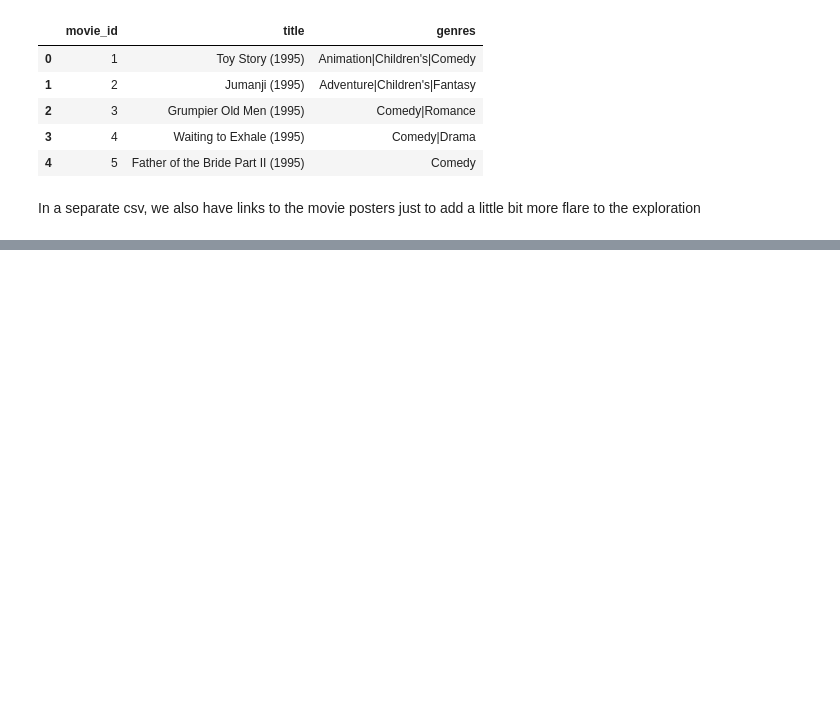
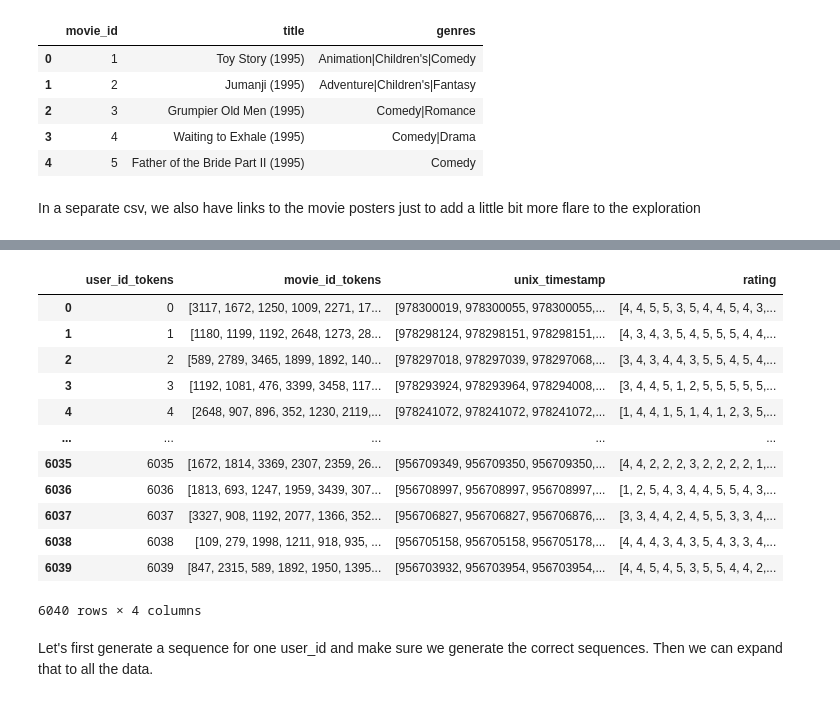
Before and after one commit to kapilsh/ml-projects, a Jupyter notebook: rec_sys/Movielens_RecSys.ipynb, the cells around one changed output, grey strips where cells are left out. Drawn from its saved outputs; the diff is of its cells as text; code cells hidden in the pictures; blank space fills up the shorter version.

```diff
--- a/rec_sys/Movielens_RecSys.ipynb
+++ b/rec_sys/Movielens_RecSys.ipynb
@@ -83,0 +102,16 @@ item_id
+# %%
+ratings_ordered
+# %% [output]
+|  | user_id_tokens | movie_id_tokens | unix_timestamp | rating |
+| 0 | 0 | [3117, 1672, 1250, 1009, 2271, 17... | [978300019, 978300055, 978300055,... | [4, 4, 5, 5, 3, 5, 4, 4, 5, 4, 3,... |
+| 1 | 1 | [1180, 1199, 1192, 2648, 1273, 28... | [978298124, 978298151, 978298151,... | [4, 3, 4, 3, 5, 4, 5, 5, 5, 4, 4,... |
+| 2 | 2 | [589, 2789, 3465, 1899, 1892, 140... | [978297018, 978297039, 978297068,... | [3, 4, 3, 4, 4, 3, 5, 5, 4, 5, 4,... |
+| 3 | 3 | [1192, 1081, 476, 3399, 3458, 117... | [978293924, 978293964, 978294008,... | [3, 4, 4, 5, 1, 2, 5, 5, 5, 5, 5,... |
+| 4 | 4 | [2648, 907, 896, 352, 1230, 2119,... | [978241072, 978241072, 978241072,... | [1, 4, 4, 1, 5, 1, 4, 1, 2, 3, 5,... |
+| ... | ... | ... | ... | ... |
+| 6035 | 6035 | [1672, 1814, 3369, 2307, 2359, 26... | [956709349, 956709350, 956709350,... | [4, 4, 2, 2, 2, 3, 2, 2, 2, 2, 1,... |
+| 6036 | 6036 | [1813, 693, 1247, 1959, 3439, 307... | [956708997, 956708997, 956708997,... | [1, 2, 5, 4, 3, 4, 4, 5, 5, 4, 3,... |
+| 6037 | 6037 | [3327, 908, 1192, 2077, 1366, 352... | [956706827, 956706827, 956706876,... | [3, 3, 4, 4, 2, 4, 5, 5, 3, 3, 4,... |
+| 6038 | 6038 | [109, 279, 1998, 1211, 918, 935, ... | [956705158, 956705158, 956705178,... | [4, 4, 4, 3, 4, 3, 5, 4, 3, 3, 4,... |
+| 6039 | 6039 | [847, 2315, 589, 1892, 1950, 1395... | [956703932, 956703954, 956703954,... | [4, 4, 5, 4, 5, 3, 5, 5, 4, 4, 2,... |
+6040 rows × 4 columns
@@ -83,0 +122,2 @@ item_id
+# %% [markdown]
+Let's first generate a sequence for one user_id and make sure we generate the correct sequences. Then we can expand that to all the data.
```
Also changed, not shown: parts of 17 cells of this notebook, 2 other files.
